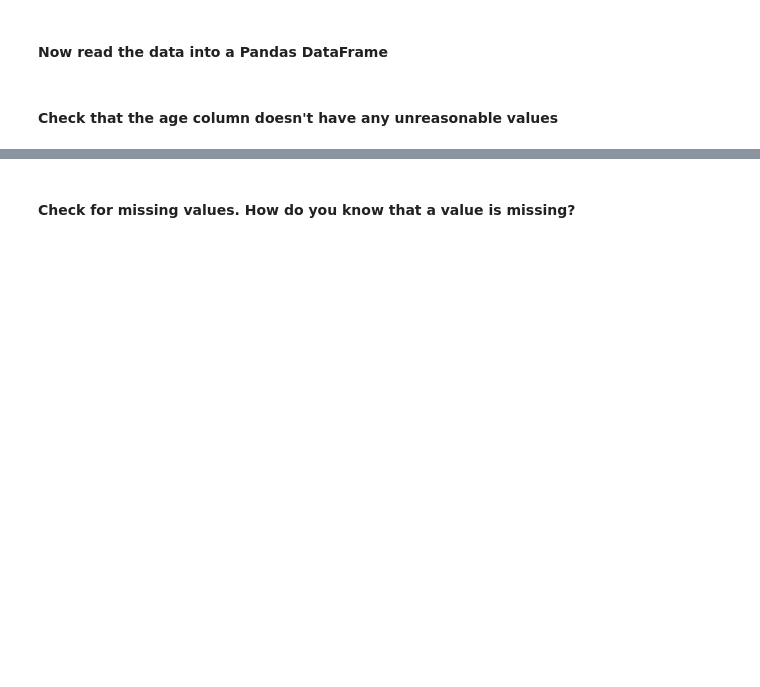
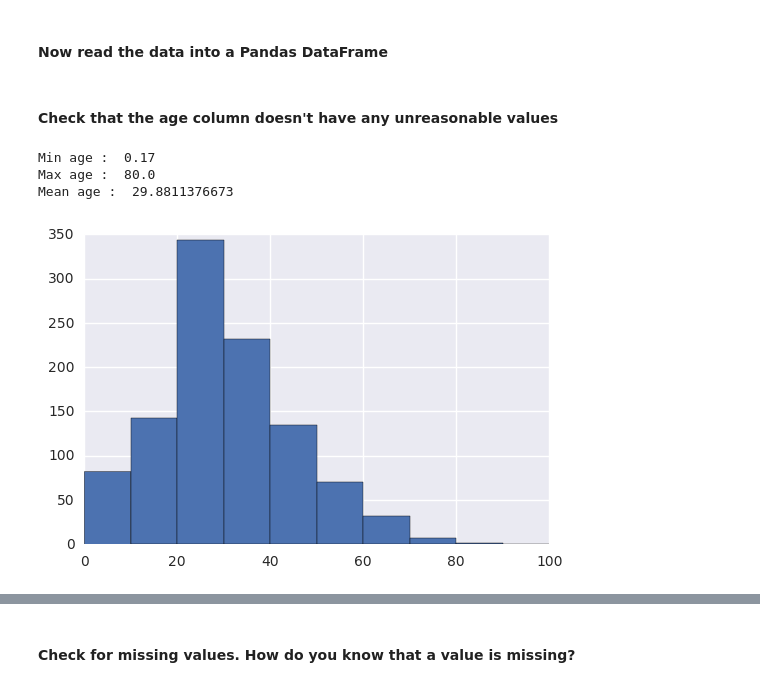
Before and after one commit to davidsanford/DSI_Project_2, a Jupyter notebook: Project_2_JB_JM.ipynb, the cells around one changed output, grey strips where cells are left out. Cells and saved outputs as stored; diff of their text form; code cells hidden in the pictures; blank space fills up the shorter version.

```diff
--- a/Project_2_JB_JM.ipynb
+++ b/Project_2_JB_JM.ipynb
@@ -12,5 +30,10 @@
 ## Part 2: reading the data in
 # %% [markdown]
 #### Now read the data into a Pandas DataFrame
+# %%
+import pandas as pd
+import numpy as np
+titanic = pd.read_csv(open("assets/titanic.csv"))
+lusitania = pd.read_csv(open("assets/lusitania.csv"))
 # %% [markdown]
 #### Check that the age column doesn't have any unreasonable values
@@ -16,0 +43,15 @@
+# %%
+# Titanic
+
+print "Min age : ", titanic[titanic.age.isnull() == False].age.min()
+print "Max age : ", titanic[titanic.age.isnull() == False].age.max()
+print "Mean age : ", titanic[titanic.age.isnull() == False].age.mean()
+plt.hist(titanic[titanic.age.isnull() == False].age, bins = 10, range=[0,100])
+plt.show()
+
+# The non-null values seem reasonable
+# %% [output]
+Min age :  0.17
+Max age :  80.0
+Mean age :  29.8811376673
+[figure, added]
```
Also changed, not shown: parts of 29 cells of this notebook.
